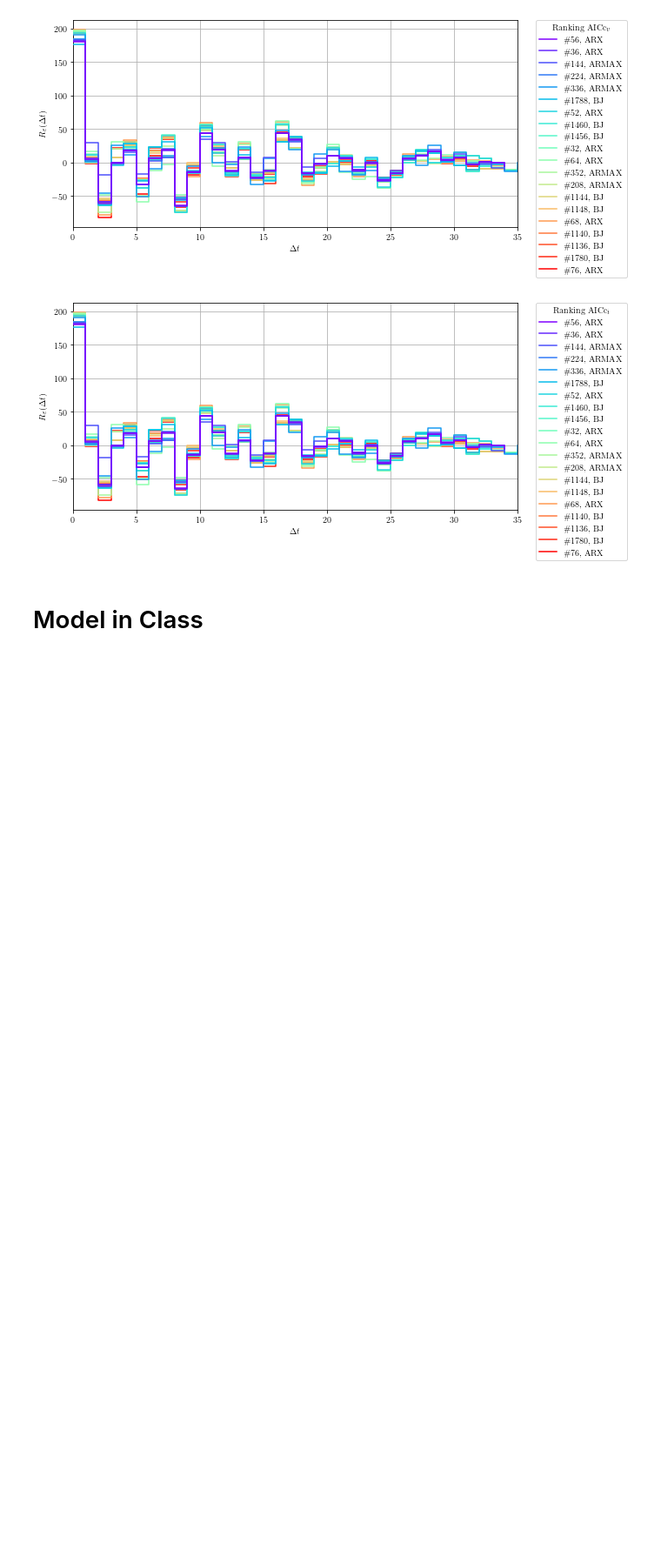
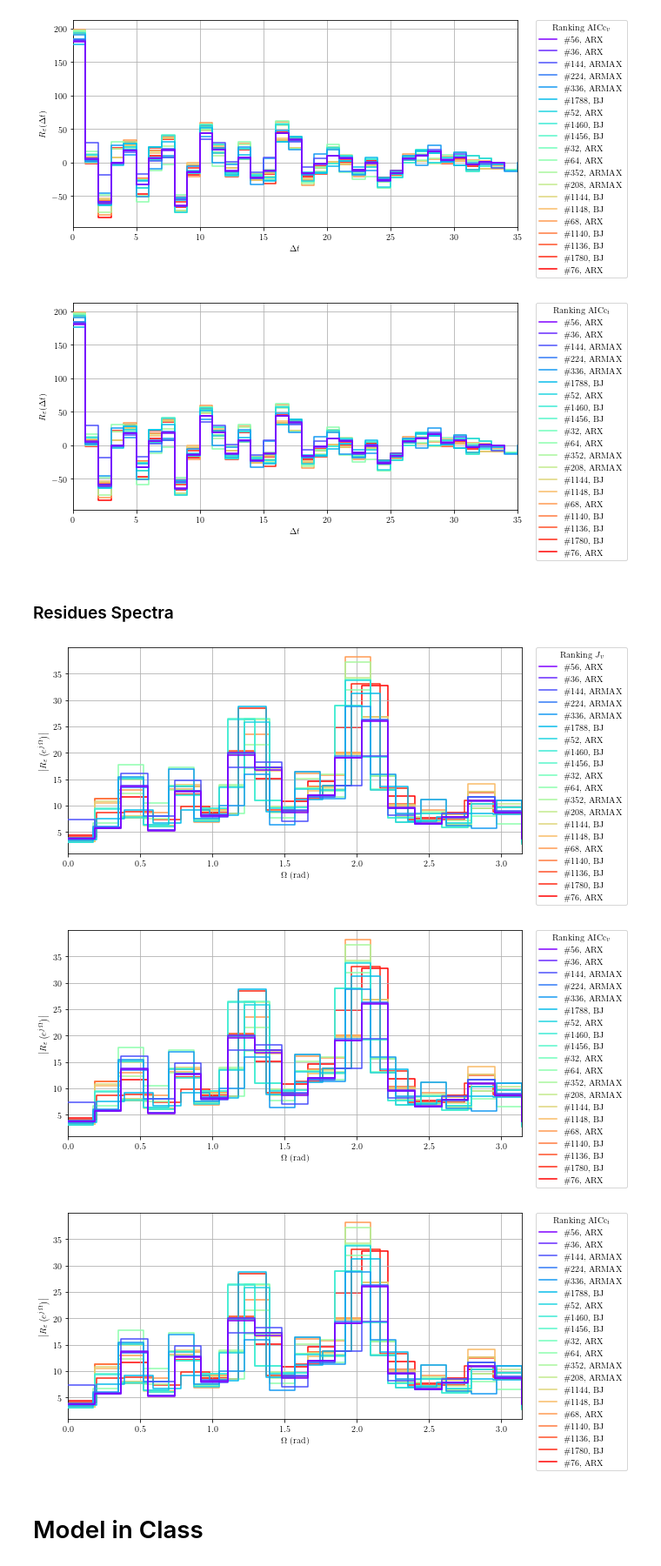
Before and after one commit to GuiBeal/system-identification, a Jupyter notebook: Python/main.ipynb, the cells around one changed output. Shown at 87% size. Saved outputs shown, nothing was run; the diff lists cells and outputs as text; code cells hidden in the pictures; blank space fills up the shorter version.

Commit message:
Residues Autocorrelation Spectra

```diff
--- a/Python/main.ipynb
+++ b/Python/main.ipynb
@@ -727,6 +727,43 @@ for criterion in ['Jv', 'AICCv', 'AICCi']:
 [figure]
 [figure]
 [figure]
+# %% [markdown]
+### Residues Spectra
+# %%
+from scipy import fft
+
+qty = 20
+for criterion in ['Jv', 'AICCv', 'AICCi']:
+  fig = plt.figure(figsize=(8,4))
+  colors = iter(plt.cm.rainbow(np.linspace(0, 1, qty)))
+  max_lag = 0
+  for i, (index, model) in enumerate(models.sort_values(by=['Jv']).iterrows()):
+    if i >= qty:
+      break
+    color = next(colors)
+
+    autocorr = (np.correlate(model.ev, model.ev, 'full')[len(model.ev)-1:])
+    max_lag = max(max_lag, len(autocorr)-1)
+
+    autocorr_rfft = fft.rfft(autocorr, norm='forward')
+    autocorr_rfft[1:-1] = 2*autocorr_rfft[1:-1]
+
+    autocorr_rfft_mag = np.abs(autocorr_rfft)
+    Omega = np.linspace(0, np.pi, len(autocorr_rfft_mag))
+
+    plt.plot(Omega, autocorr_rfft_mag, drawstyle='steps-post',zorder=qty-i, label=f"\\#{index}, {model.model}", color=color)
+  plt.xlim(Omega[0], Omega[-1])
+  plt.xlabel('$\\Omega$ (rad)')
+  plt.ylabel('$\\left|R_{\\varepsilon}\\left(e^{{j\,\\Omega}}\\right)\\right|$')
+  plt.grid()
+  plt.tight_layout()
+  leg = fig.legend(title=f'Ranking {costs[criterion]}', bbox_to_anchor=(1.2, 0.98))
+  plt.savefig(figPath + f'residue_autocorrelation_spectra_{criterion}.' + figExt, format=figExt, bbox_extra_artists=(leg,), bbox_inches='tight')
+  plt.show()
+# %% [output]
+[figure, added]
+[figure, added]
+[figure, added]
 # %% [markdown]
 # Model in Class
 # %%
```
Also changed, not shown: 20 other files.
